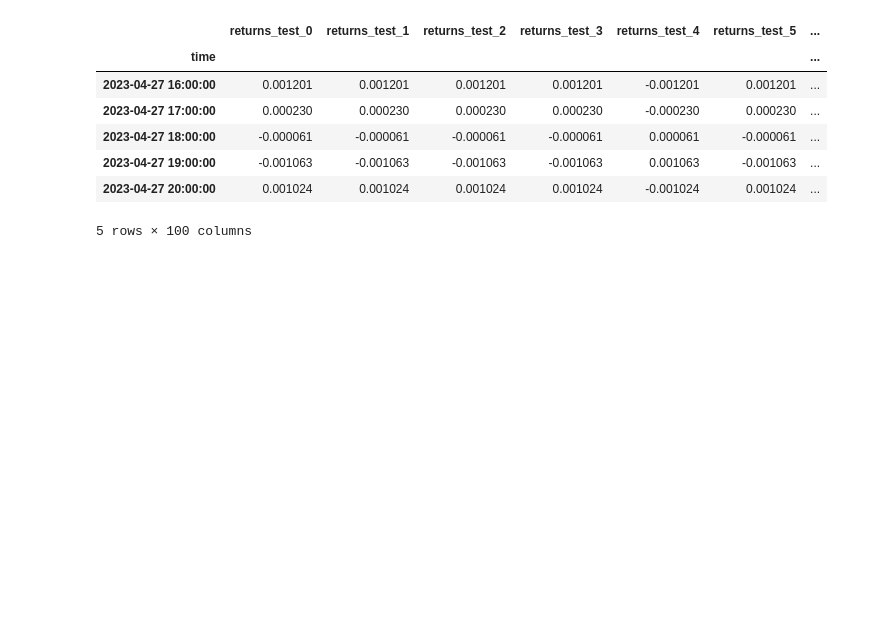
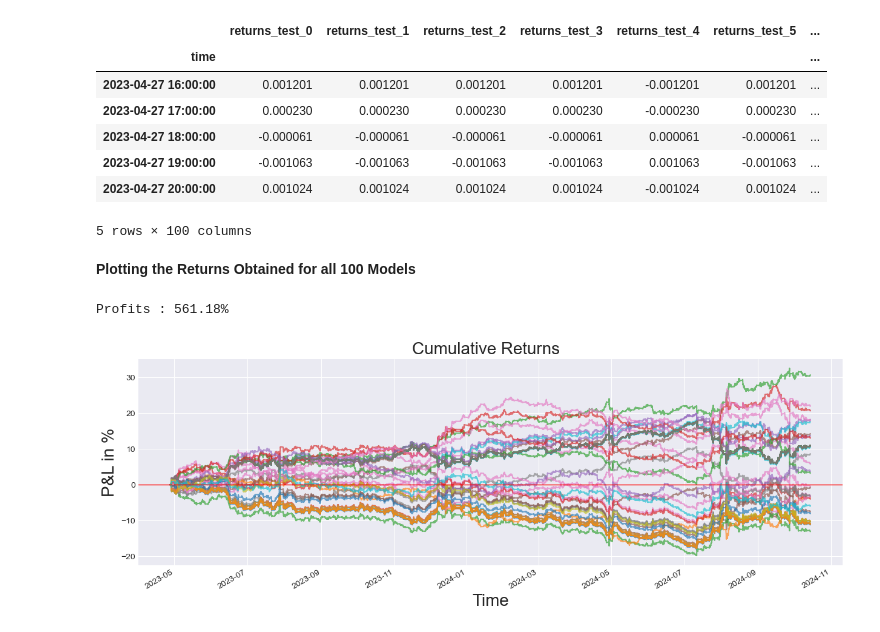
Before and after one commit to YarosInter/Time-Series-Conv1D-Neural-Network, a Jupyter notebook: Conv1D_Layer_Neural_Network.ipynb, the cells around one changed output. Saved outputs shown, nothing was run; the diff lists cells and outputs as text; code cells hidden in the pictures; blank space fills up the shorter version.

```diff
--- a/Conv1D_Layer_Neural_Network.ipynb
+++ b/Conv1D_Layer_Neural_Network.ipynb
@@ -875,3 +875,10 @@ returns_df.head()
 | 2023-04-27 19:00:00 | -0.001063 | -0.001063 | -0.001063 | -0.001063 | 0.001063 | -0.001063 | ... |
 | 2023-04-27 20:00:00 | 0.001024 | 0.001024 | 0.001024 | 0.001024 | -0.001024 | 0.001024 | ... |
 5 rows × 100 columns
+# %% [markdown]
+**Plotting the Returns Obtained for all 100 Models**
+# %%
+display.plot_test_returns(returns_df, False)
+# %% [output]
+Profits : 561.18%
+[figure, added]
```
Also changed, not shown: parts of 11 cells of this notebook.
